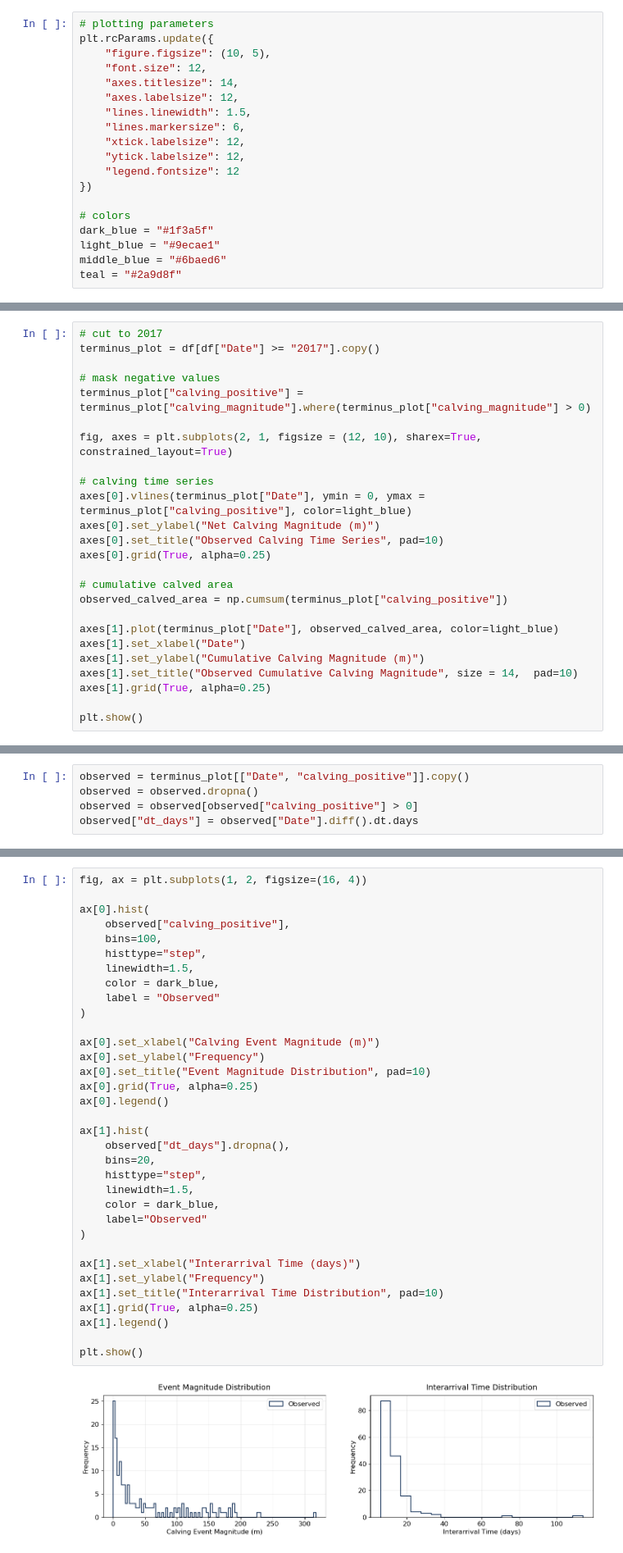
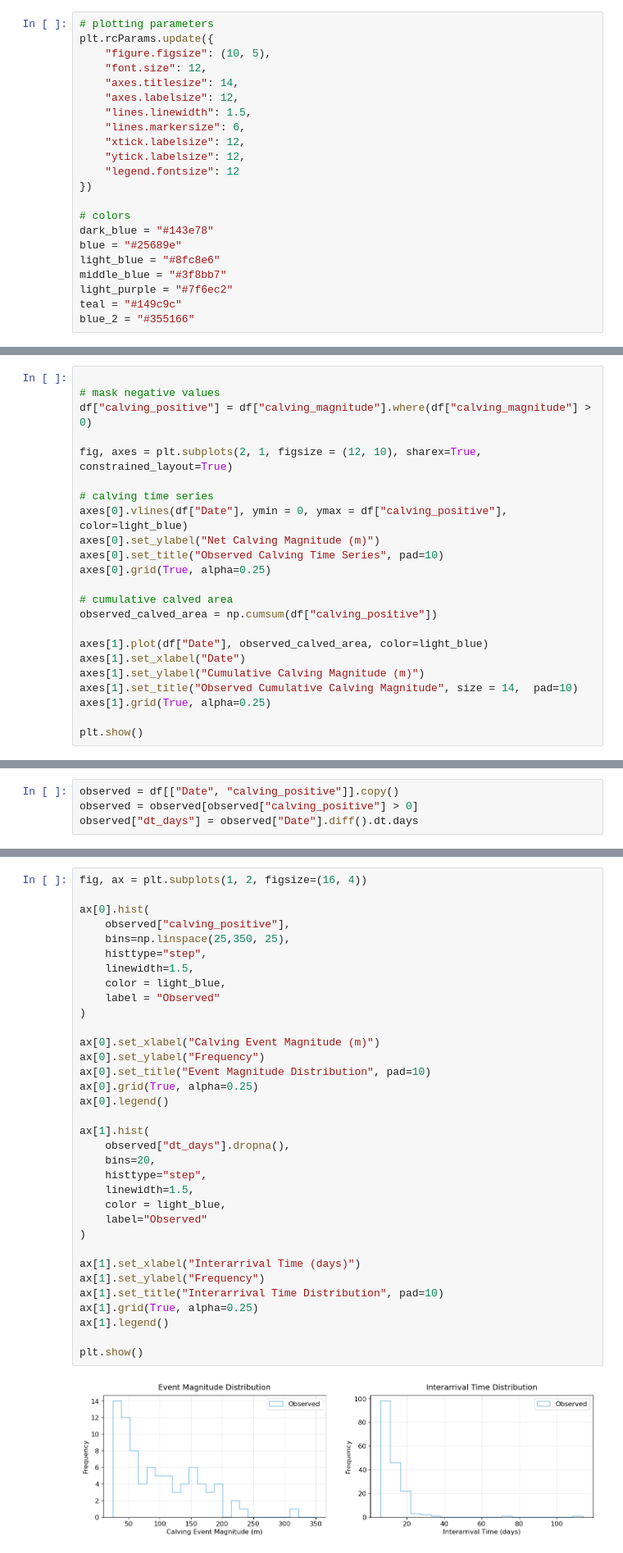
Before and after one commit to sofiasuhinin/Jakobshavn-Isbrae-CalvingStatistics, a Jupyter notebook: calving_statistics/4_calvingseries_statistics.ipynb, the cells around one changed output, grey strips where cells are left out. Shown at 82% size. Drawn from its saved outputs; the diff is of its cells as text.

```diff
--- a/calving_statistics/4_calvingseries_statistics.ipynb
+++ b/calving_statistics/4_calvingseries_statistics.ipynb
@@ -35,10 +36,13 @@ plt.rcParams.update({
 })
 
 # colors
-dark_blue = "#1f3a5f"
-light_blue = "#9ecae1"
-middle_blue = "#6baed6"
-teal = "#2a9d8f"
+dark_blue = "#143e78"
+blue = "#25689e"
+light_blue = "#8fc8e6"
+middle_blue = "#3f8bb7"
+light_purple = "#7f6ec2"
+teal = "#149c9c"
+blue_2 = "#355166"
 # %% [markdown]
 ### 1. Simulating a Poisson process ###
 
@@ -154,22 +158,20 @@ df.head()
 # %%
-# cut to 2017
-terminus_plot = df[df["Date"] >= "2017"].copy()
 
 # mask negative values
-terminus_plot["calving_positive"] = terminus_plot["calving_magnitude"].where(terminus_plot["calving_magnitude"] > 0)
+df["calving_positive"] = df["calving_magnitude"].where(df["calving_magnitude"] > 0)
 
 fig, axes = plt.subplots(2, 1, figsize = (12, 10), sharex=True, constrained_layout=True)
 
 # calving time series
-axes[0].vlines(terminus_plot["Date"], ymin = 0, ymax = terminus_plot["calving_positive"], color=light_blue)
+axes[0].vlines(df["Date"], ymin = 0, ymax = df["calving_positive"], color=light_blue)
 axes[0].set_ylabel("Net Calving Magnitude (m)")
 axes[0].set_title("Observed Calving Time Series", pad=10)
 axes[0].grid(True, alpha=0.25)
 
 # cumulative calved area
-observed_calved_area = np.cumsum(terminus_plot["calving_positive"])
+observed_calved_area = np.cumsum(df["calving_positive"])
 
-axes[1].plot(terminus_plot["Date"], observed_calved_area, color=light_blue)
+axes[1].plot(df["Date"], observed_calved_area, color=light_blue)
 axes[1].set_xlabel("Date")
 axes[1].set_ylabel("Cumulative Calving Magnitude (m)")
 axes[1].set_title("Observed Cumulative Calving Magnitude", size = 14,  pad=10)
@@ -181,5 +187,4 @@ plt.show()
 # %%
-observed = terminus_plot[["Date", "calving_positive"]].copy()
-observed = observed.dropna()
+observed = df[["Date", "calving_positive"]].copy()
 observed = observed[observed["calving_positive"] > 0]
 observed["dt_days"] = observed["Date"].diff().dt.days
@@ -188,37 +197,37 @@ fig, ax = plt.subplots(1, 2, figsize=(16, 4))
 
 ax[0].hist(
     observed["calving_positive"],
-    bins=100,
+    bins=np.linspace(25,350, 25),
     histtype="step",
     linewidth=1.5,
-    color = dark_blue,
+    color = light_blue,
     label = "Observed"
 )
 
 ax[0].set_xlabel("Calving Event Magnitude (m)")
 ax[0].set_ylabel("Frequency")
 ax[0].set_title("Event Magnitude Distribution", pad=10)
 ax[0].grid(True, alpha=0.25)
 ax[0].legend()
 
 ax[1].hist(
     observed["dt_days"].dropna(),
     bins=20,
     histtype="step",
     linewidth=1.5,
-    color = dark_blue,
+    color = light_blue,
     label="Observed"
 )
 
 ax[1].set_xlabel("Interarrival Time (days)")
 ax[1].set_ylabel("Frequency")
 ax[1].set_title("Interarrival Time Distribution", pad=10)
 ax[1].grid(True, alpha=0.25)
 ax[1].legend()
 
 plt.show()
 # %% [output]
-[figure, old version]
+[figure, new version]
 # %% [markdown]
 ### 2a. Exponentially distributed event size and waiting times ###
 # %%
```
Also changed, not shown: parts of 48 cells of this notebook, 3 other files.
